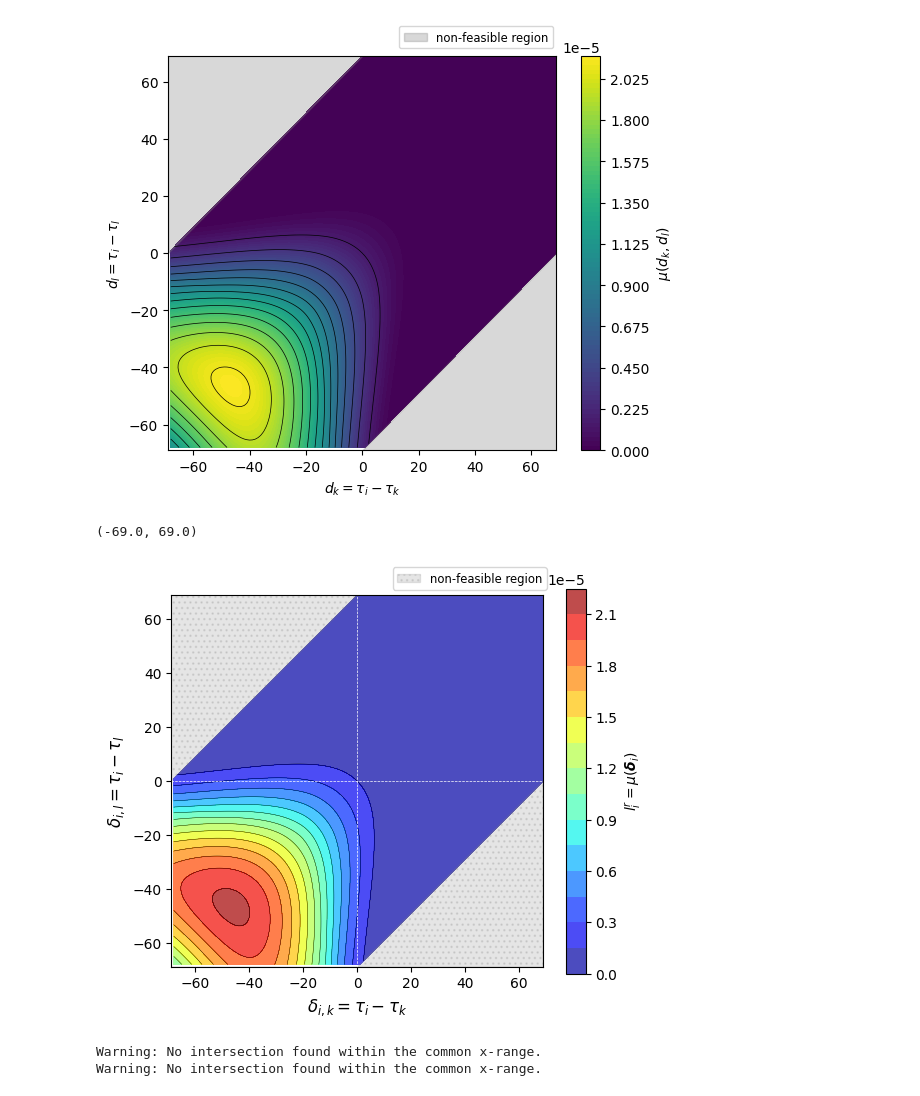
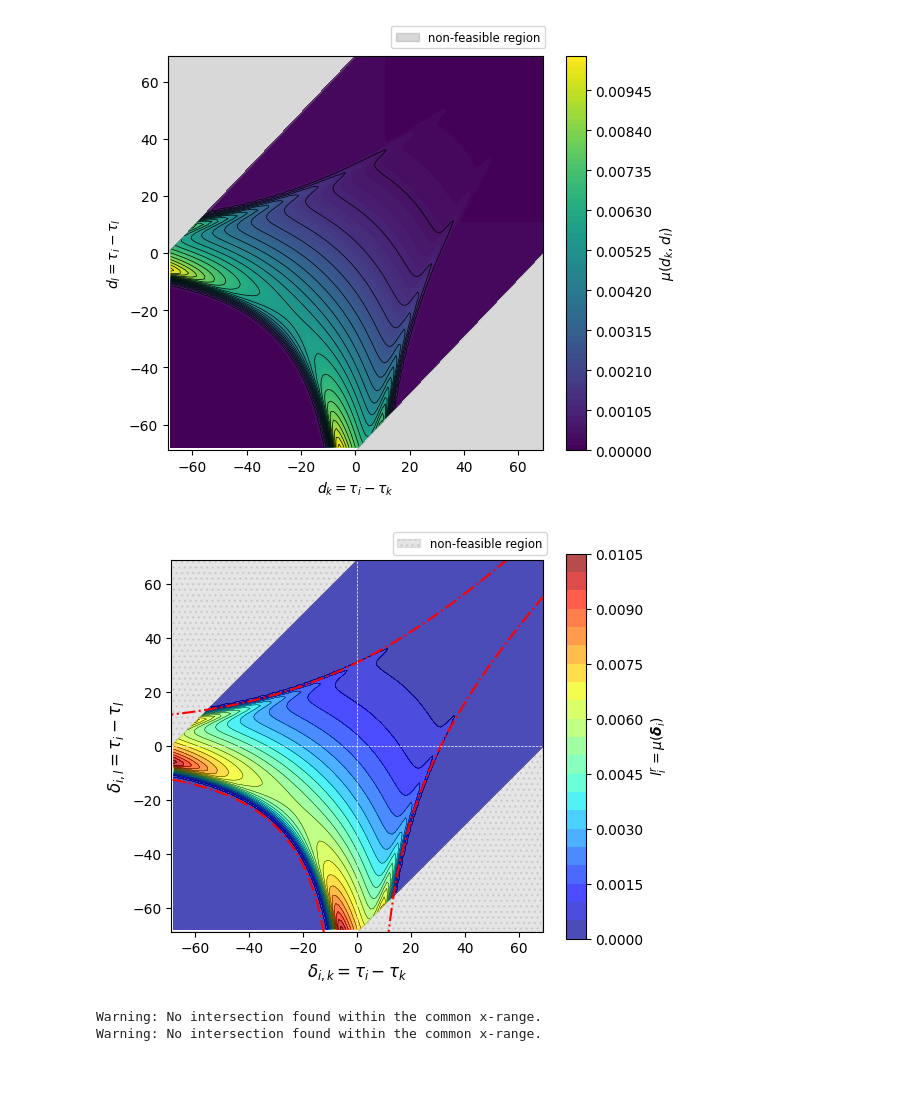
Before and after one commit to sadraheydari/SchumpeterCournotGE, a Jupyter notebook: experiments/3-firm-policy.ipynb, the cells around one changed output. Drawn from its saved outputs; the diff is of its cells as text; code cells hidden in the pictures.

```diff
--- a/experiments/3-firm-policy.ipynb
+++ b/experiments/3-firm-policy.ipynb
@@ -20,4 +21,5 @@ from scipy.sparse.linalg import eigs
 
 from tqdm import tqdm, trange
 # %%
-FILE_PATH = "../output/3-firm/policy_by_relative_state_70_sigma2-2.jld2"
+FILE_PATH = "../output/3-firm/policy_by_relative_state_70.jld2"
+SETTINGS_PATH = "../saved_models/3-firm/DSCI_2026-04-01_17-51-41.json"
@@ -51,0 +26,8 @@ model_settings = {
+# %%
+model_settings = json.load(open(SETTINGS_PATH, 'r'))
+
+GAMMA = model_settings["ModelParameters"]["gamma"]
+SIGMA = model_settings["ModelParameters"]["sigma"]
+
+
+model_settings
@@ -91,5 +90,5 @@ plt.legend(loc='upper left', bbox_to_anchor=(0.58, 1.09), fontsize='small')
 plt.tight_layout()
 plt.show()
 # %% [output]
-[figure, old version]
+[figure, new version]
 # %%
@@ -155,37 +222,36 @@ bnd_1 = np.array([[i, i-j] for i, j in zip(bnd_1, d_states) if not np.isnan(i)])
 # %%
 plt.figure(figsize=(6,5))
 plt.gca().set_aspect('equal', adjustable='box')
 X, Y = np.meshgrid(d_states * -1, d_states * -1)  # must use meshgrid for contour
 plt.contourf(X, Y, p_grid, levels=20, alpha=0.7, cmap='jet')
 # add colorbar with scientific notation
 plt.colorbar(label=r'$l^r_i = \mu(\boldsymbol{\delta}_i)$')
 plt.contour(X, Y, p_grid, levels=20, colors='black', linewidths=0.3)
 plt.xlabel(r'$\delta_{i,k} = \tau_i - \tau_k$', fontsize=12)
 plt.ylabel(r'$\delta_{i,l} = \tau_i - \tau_l$', fontsize=12)
 v_min, v_max = plt.gca().get_ylim()
 
 plt.fill_between(d_states, [v_min for _ in d_states], d_states + v_min,
                 color='gray', alpha=0.2, hatch="...", label='non-feasible region')
 plt.fill_between(d_states, d_states + v_max, [v_max for _ in d_states],
                 color='gray', alpha=0.2, hatch="...")
 
 plt.legend(loc='upper left', bbox_to_anchor=(0.58, 1.09), fontsize='small')
 
-# plt.plot(bnd_3 * -1, d_states * -1, 'r-.', linewidth=1.5)
-# plt.plot(d_states * -1, bnd_2 * -1, 'r-.', linewidth=1.5)
-# plt.plot(bnd_1[:, 0] + 1, bnd_1[:, 1] + 1, 'r-.', linewidth=1.5)
+plt.plot(bnd_3 * -1, d_states * -1, 'r-.', linewidth=1.5)
+plt.plot(d_states * -1, bnd_2 * -1, 'r-.', linewidth=1.5)
+plt.plot(bnd_1[:, 0] + 1, bnd_1[:, 1] + 1, 'r-.', linewidth=1.5)
 
 # plt.plot([0], [0], 'o', color='white')
 plt.axhline(0, color='white', linestyle='--', linewidth=0.5)
 plt.axvline(0, color='white', linestyle='--', linewidth=0.5)
 
 lim = 69
 plt.xlim(-lim, lim)
 plt.ylim(-lim, lim)
-# plt.savefig("../output/3-firm/python_plot/policy_by_relative_state.png", dpi=400)
+plt.savefig("../output/3-firm/python_plot/policy_by_relative_state.png", dpi=400)
 # %% [output]
-(-69.0, 69.0)
-[figure, old version]
+[figure, new version]
 # %%
 # Find the intersections of the two lines
 def find_intersection(x1, y1, x2, y2):
```
Also changed, not shown: parts of 9 cells of this notebook.
